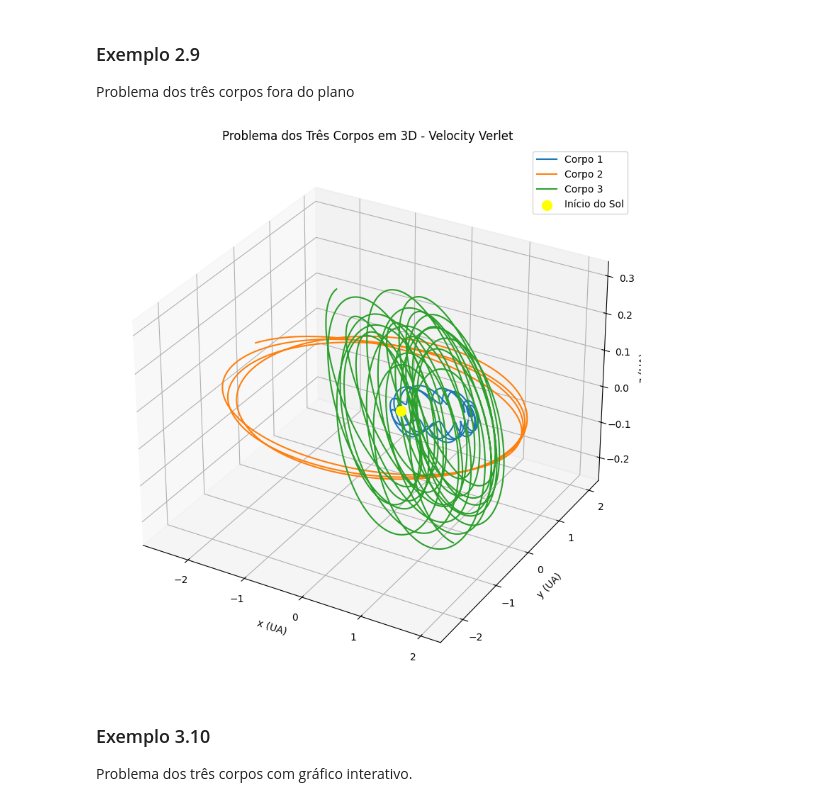
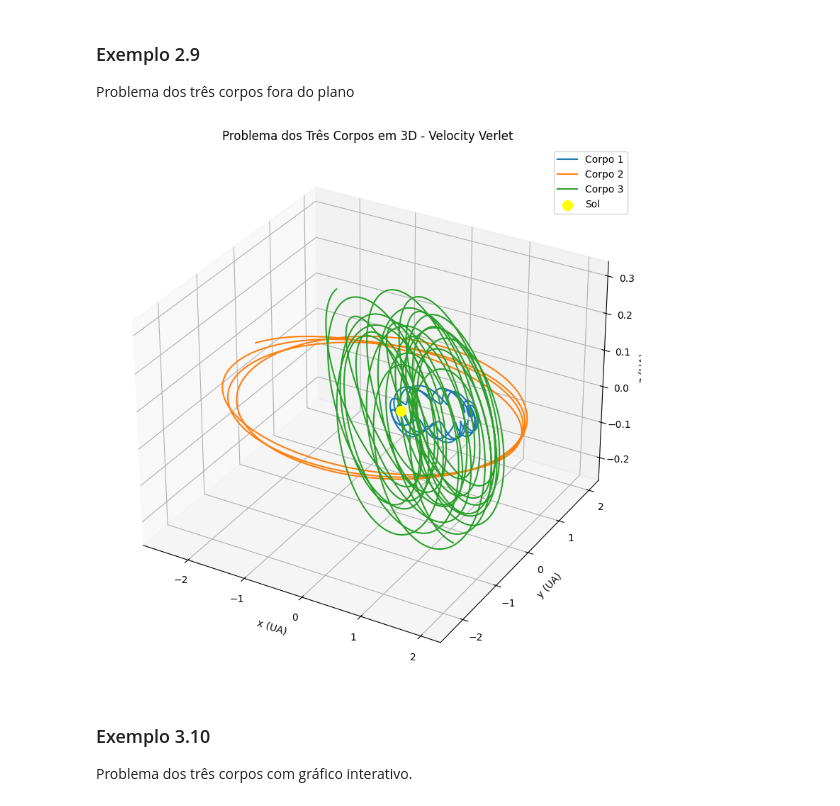
Before and after one commit to fernandodeeke/semana-da-fisica-UDESC-2025, a Jupyter notebook: verlet.ipynb, the cells around one changed output. Saved outputs shown, nothing was run; the diff lists cells and outputs as text; code cells hidden in the pictures.

```diff
--- a/verlet.ipynb
+++ b/verlet.ipynb
@@ -656,7 +660,7 @@ import numpy as np
 import matplotlib.pyplot as plt
 
 # Constantes
-G = 4 * np.pi**2 / 365.25**2  # UA^3 / dia^2 / M_solar
+G = 0.0002959122083  # UA^3 / dia^2 / M_solar
 M_sun = 1.0  # massa solar normalizada
 dt = 1.0     # passo de tempo em dias
 T_max = 100000  # tempo total de simulação em dias (cobre vários períodos)
@@ -732,7 +736,7 @@ import numpy as np
 import matplotlib.pyplot as plt
 
 # Constantes
-G = 4 * np.pi**2 / 365.25**2  # UA^3 / dia^2 / M_solar
+G = 0.0002959122083  # UA^3 / dia^2 / M_solar
 M_sun = 1.0
 dt = 1.0
 T_max = 100000
@@ -814,7 +818,7 @@ import numpy as np
 import matplotlib.pyplot as plt
 
 # Constante gravitacional (UA^3 / dia^2 / M_solar)
-G = 4 * np.pi**2 / 365.25**2
+G = 0.0002959122083
 
 # Número de corpos
 N_bodies = 3
@@ -897,7 +901,7 @@ import matplotlib.pyplot as plt
 from mpl_toolkits.mplot3d import Axes3D
 
 # Constante gravitacional (UA^3 / dia^2 / M_solar)
-G = 4 * np.pi**2 / 365.25**2
+G = 0.0002959122083
 
 # Número de corpos
 N_bodies = 3
@@ -939,35 +943,35 @@ masses = np.array([1.0, 0.3, 0.09])
 r0 = np.array([
     [0.0, 0.2, 0.0],
     [2.0, 0.0, 0.0],
     [-1.0, 0.0, 0.3]
 ])
 
 # Velocidades iniciais (3D)
 v1 = np.array([0, np.sqrt(G * masses[0] / np.linalg.norm(r0[1])), 0])
 v2 = np.array([0, -np.sqrt(G * masses[0] / np.linalg.norm(r0[2])), 0])
 v_sun = -(masses[1] * v1 + masses[2] * v2) / masses[0]
 v0 = np.array([v_sun, v1, v2])
 
 # Simulação
 dt = 1.0
 T = 5000
 positions, velocities = velocity_verlet_3D(r0, v0, masses, dt, T)
 
 # Gráfico 3D das trajetórias
 fig = plt.figure(figsize=(10, 8))
 ax = fig.add_subplot(111, projection='3d')
 for i in range(N_bodies):
     ax.plot(positions[:, i, 0], positions[:, i, 1], positions[:, i, 2], label=f'Corpo {i+1}')
-ax.scatter(positions[0, 0, 0], positions[0, 0, 1], positions[0, 0, 2], c='yellow', s=100, label='Início do Sol')
+ax.scatter(positions[0, 0, 0], positions[0, 0, 1], positions[0, 0, 2], c='yellow', s=100, label='Sol')
 ax.set_xlabel("x (UA)")
 ax.set_ylabel("y (UA)")
 ax.set_zlabel("z (UA)")
 ax.set_title("Problema dos Três Corpos em 3D - Velocity Verlet")
 ax.legend()
 plt.tight_layout()
 plt.show()
 # %% [output]
-[figure, old version]
+[figure, new version]
 # %% [markdown]
 ### Exemplo 3.10
 
```
Also changed, not shown: parts of 9 cells of this notebook.
